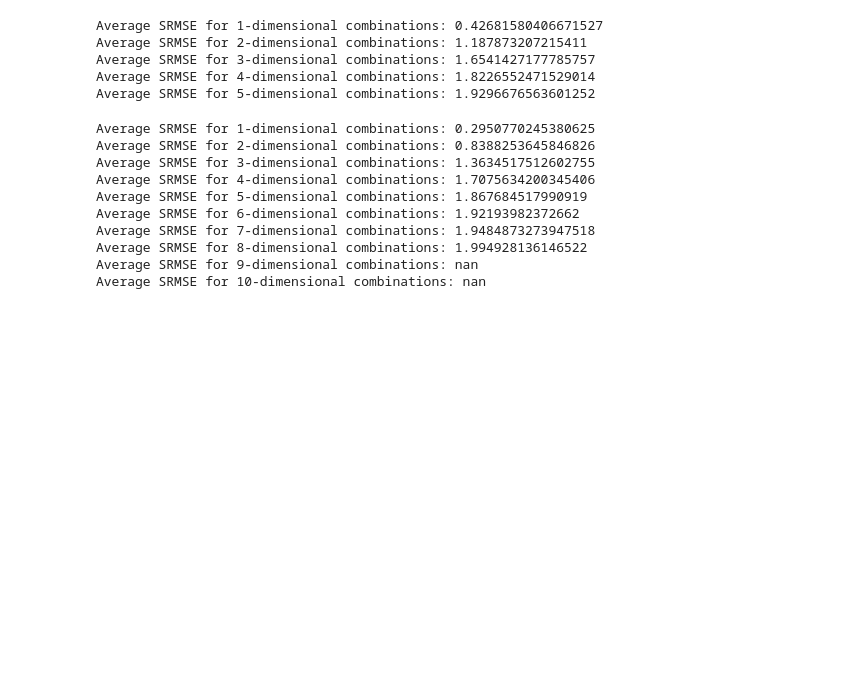
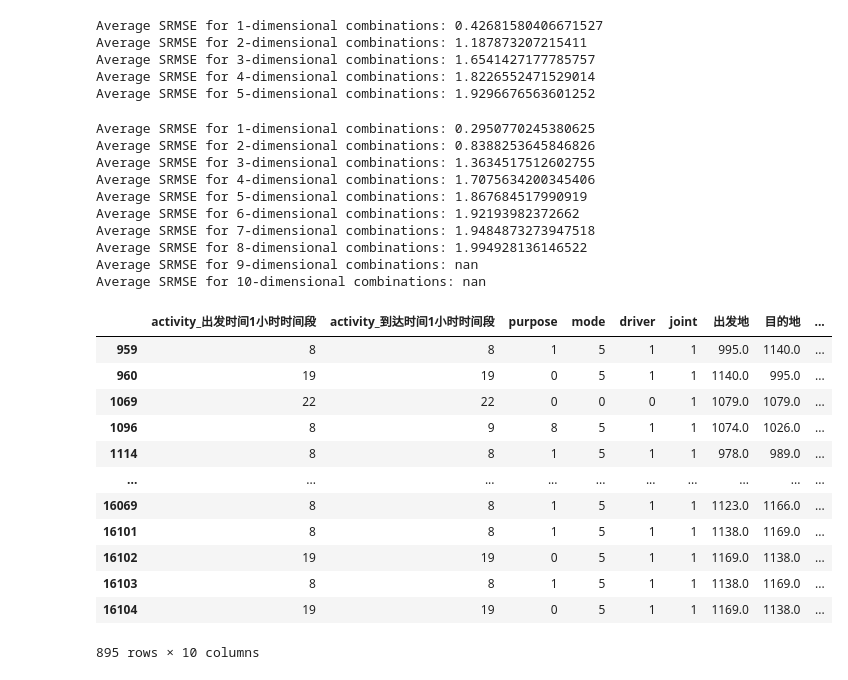
Before and after one commit to Cranehh/tourgeneration_server, a Jupyter notebook: 数据处理16.ipynb, the cells around one changed output. Cells and saved outputs as stored; diff of their text form; code cells hidden in the pictures; blank space fills up the shorter version.

```diff
--- a/数据处理16.ipynb
+++ b/数据处理16.ipynb
@@ -2173,3 +2173,19 @@ Average SRMSE for 7-dimensional combinations: 1.9484873273947518
 Average SRMSE for 8-dimensional combinations: 1.994928136146522
 Average SRMSE for 9-dimensional combinations: nan
 Average SRMSE for 10-dimensional combinations: nan
+# %%
+results_activity_df[results_activity_df['joint']==1]
+# %% [output]
+|  | activity_出发时间1小时时间段 | activity_到达时间1小时时间段 | purpose | mode | driver | joint | 出发地 | 目的地 | ... |
+| 959 | 8 | 8 | 1 | 5 | 1 | 1 | 995.0 | 1140.0 | ... |
+| 960 | 19 | 19 | 0 | 5 | 1 | 1 | 1140.0 | 995.0 | ... |
+| 1069 | 22 | 22 | 0 | 0 | 0 | 1 | 1079.0 | 1079.0 | ... |
+| 1096 | 8 | 9 | 8 | 5 | 1 | 1 | 1074.0 | 1026.0 | ... |
+| 1114 | 8 | 8 | 1 | 5 | 1 | 1 | 978.0 | 989.0 | ... |
+| ... | ... | ... | ... | ... | ... | ... | ... | ... | ... |
+| 16069 | 8 | 8 | 1 | 5 | 1 | 1 | 1123.0 | 1166.0 | ... |
+| 16101 | 8 | 8 | 1 | 5 | 1 | 1 | 1138.0 | 1169.0 | ... |
+| 16102 | 19 | 19 | 0 | 5 | 1 | 1 | 1169.0 | 1138.0 | ... |
+| 16103 | 8 | 8 | 1 | 5 | 1 | 1 | 1138.0 | 1169.0 | ... |
+| 16104 | 19 | 19 | 0 | 5 | 1 | 1 | 1169.0 | 1138.0 | ... |
+895 rows × 10 columns
```
Also changed, not shown: parts of 2 cells of this notebook, 6 other files.
